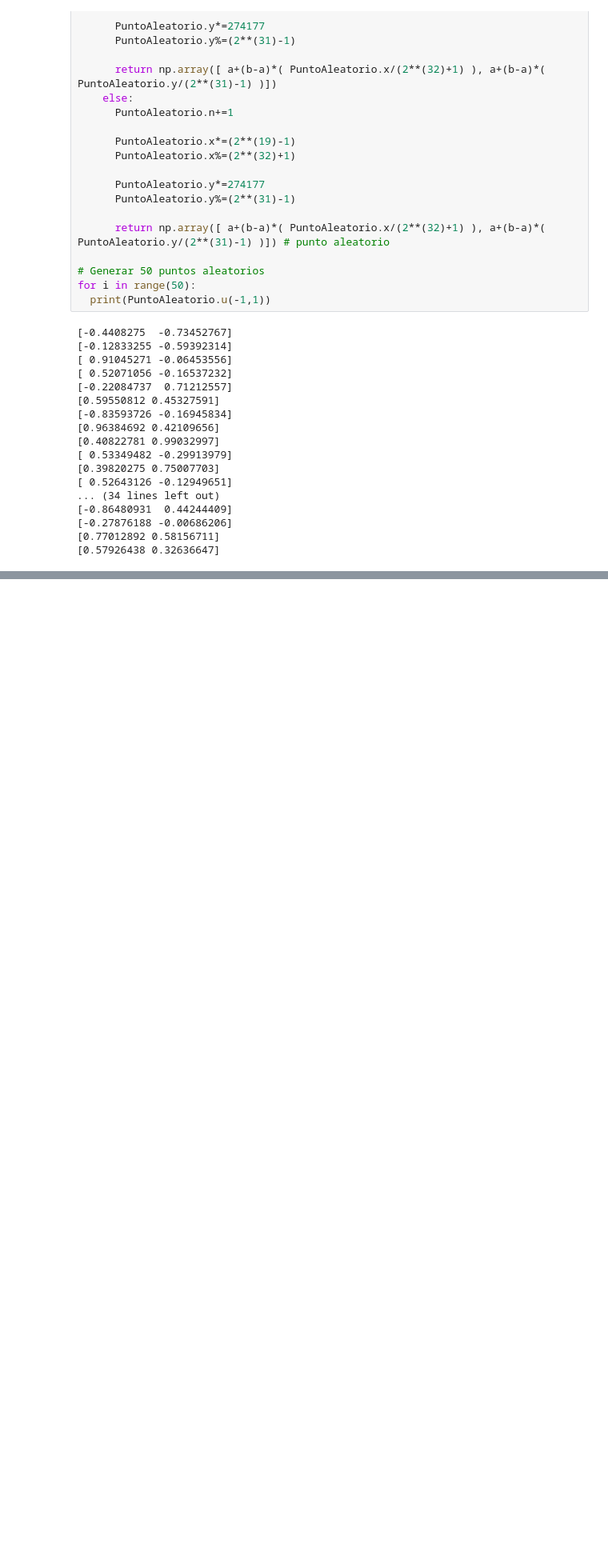
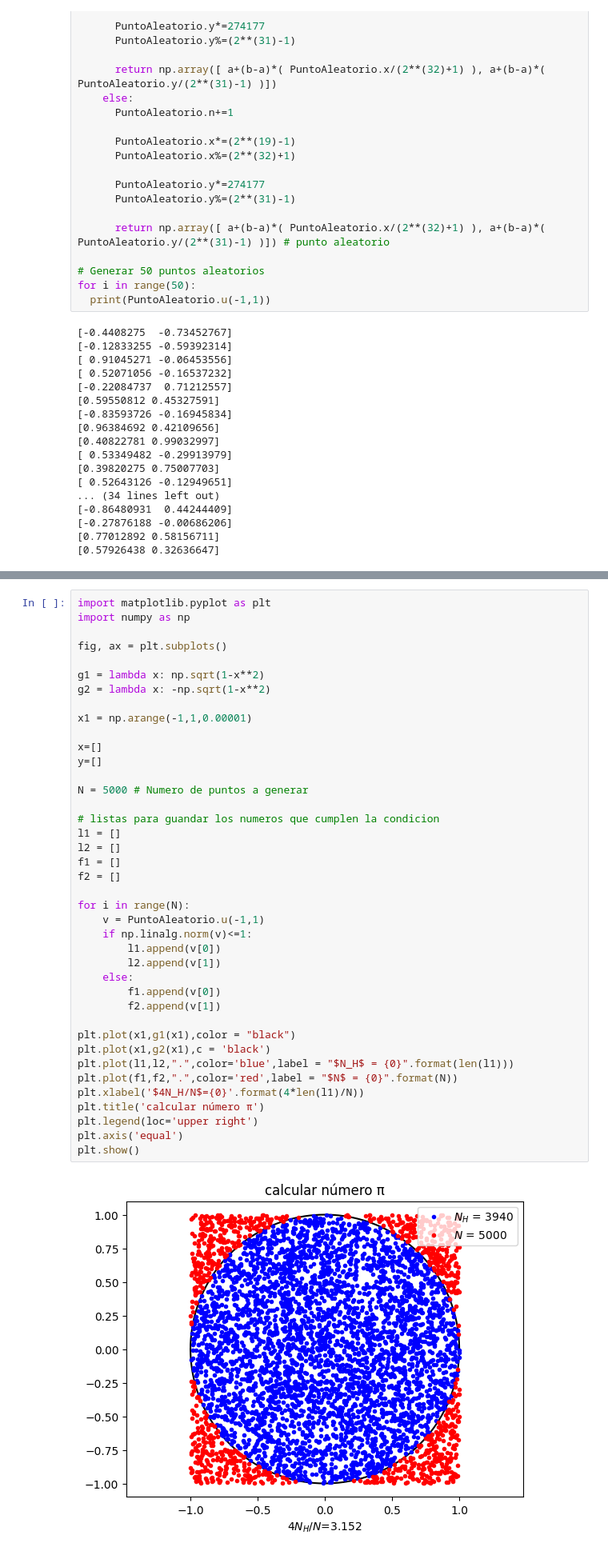
Before and after one commit to AyaxYordi/Simulacion-2---2024, a Jupyter notebook: Número_pi.ipynb, the cells around one changed output, grey strips where cells are left out. Shown at 80% size. Drawn from its saved outputs; the diff is of its cells as text; blank space fills up the shorter version.

```diff
--- a/Número_pi.ipynb
+++ b/Número_pi.ipynb
@@ -96,0 +119,42 @@ for i in range(50):
+# %%
+import matplotlib.pyplot as plt
+import numpy as np
+
+fig, ax = plt.subplots()
+
+g1 = lambda x: np.sqrt(1-x**2)
+g2 = lambda x: -np.sqrt(1-x**2)
+
+x1 = np.arange(-1,1,0.00001)
+
+x=[]
+y=[]
+
+N = 5000 # Numero de puntos a generar
+
+# listas para guandar los numeros que cumplen la condicion
+l1 = []
+l2 = []
+f1 = []
+f2 = []
+
+for i in range(N):
+	v = PuntoAleatorio.u(-1,1)
+	if np.linalg.norm(v)<=1:
+		l1.append(v[0])
+		l2.append(v[1])
+	else:
+		f1.append(v[0])
+		f2.append(v[1])
+
+plt.plot(x1,g1(x1),color = "black")
+plt.plot(x1,g2(x1),c = 'black')
+plt.plot(l1,l2,".",color='blue',label = "$N_H$ = {0}".format(len(l1)))
+plt.plot(f1,f2,".",color='red',label = "$N$ = {0}".format(N))
+plt.xlabel('$4N_H/N$={0}'.format(4*len(l1)/N))
+plt.title('calcular número π')
+plt.legend(loc='upper right')
+plt.axis('equal')
+plt.show()
+# %% [output]
+[figure, added]
```
Also changed, not shown: parts of 7 cells of this notebook.
